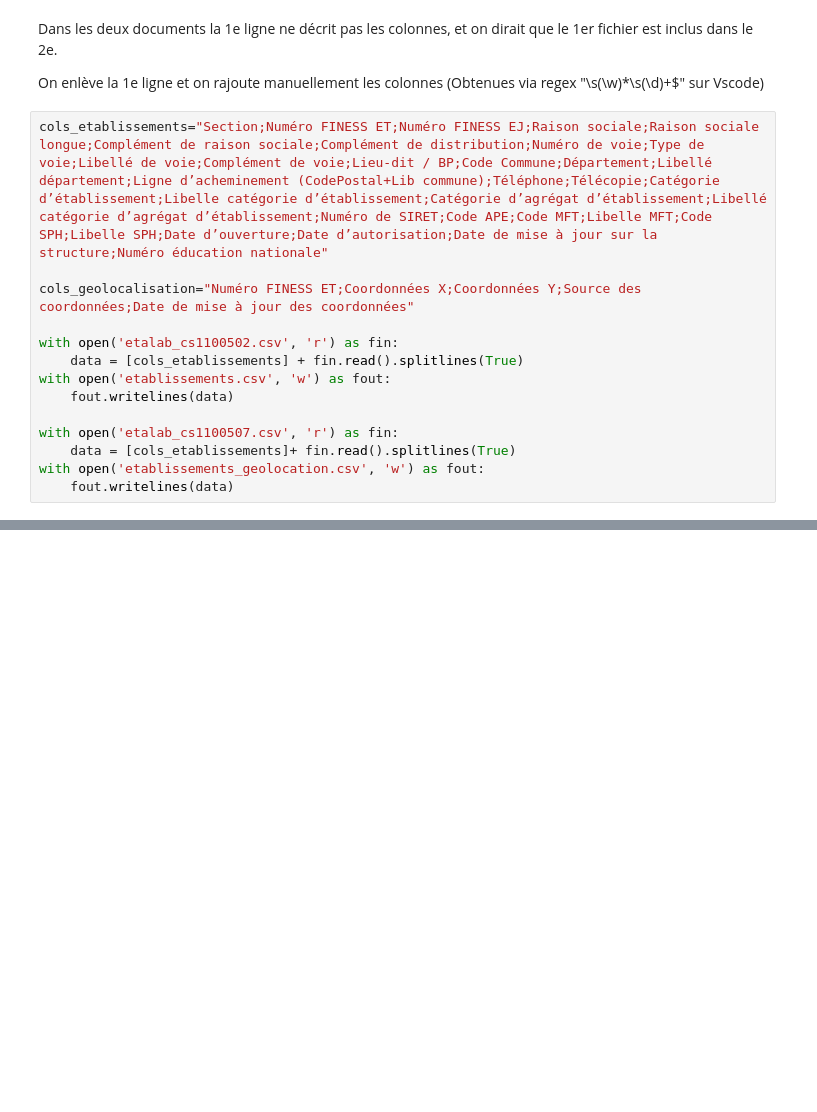
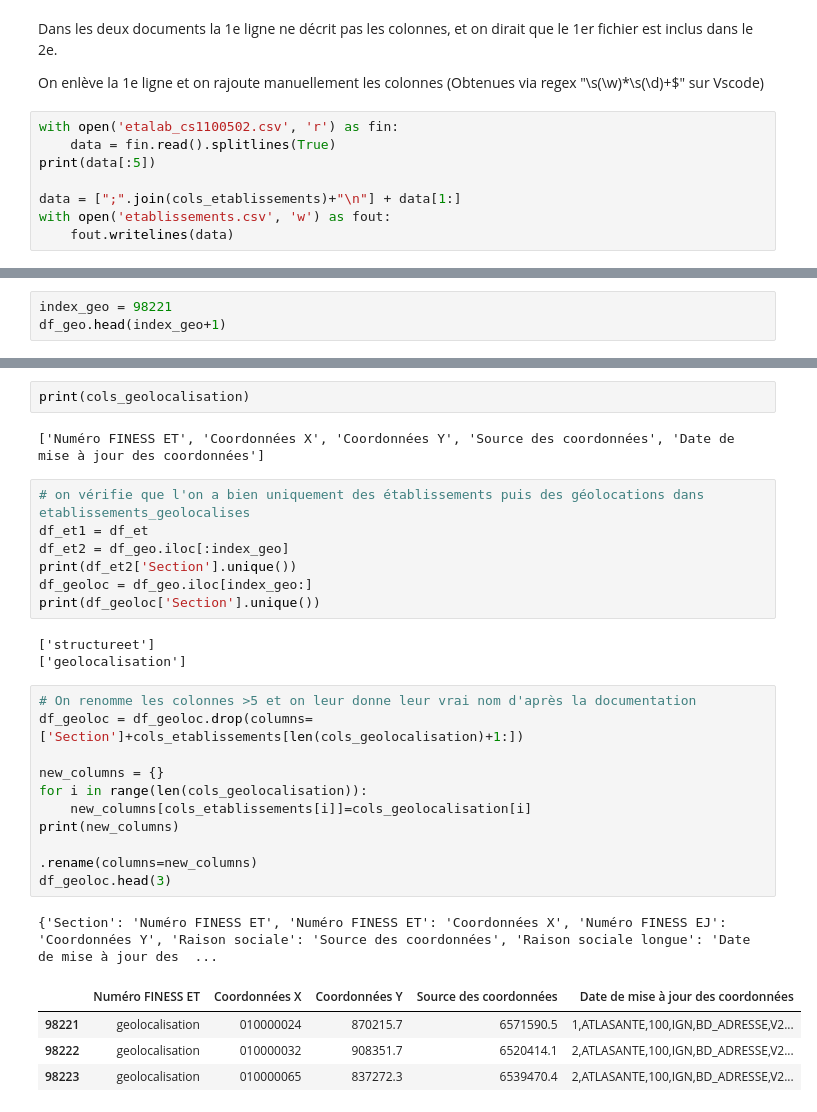
Before and after one commit to leihuayi/JupyterFiness, a Jupyter notebook: main.ipynb, the cells around one changed output, grey strips where cells are left out. Cells and saved outputs as stored; diff of their text form; blank space fills up the shorter version.

Commit message:
Mise au propre des deux dataframes

```diff
--- a/main.ipynb
+++ b/main.ipynb
@@ -47,16 +91,10 @@ Dans les deux documents la 1e ligne ne décrit pas les colonnes, et on dirait qu
 
 On enlève la 1e ligne et on rajoute manuellement les colonnes (Obtenues via regex "\s(\w)*\s(\d)+$" sur Vscode)
 # %%
-cols_etablissements="Section;Numéro FINESS ET;Numéro FINESS EJ;Raison sociale;Raison sociale longue;Complément de raison sociale;Complément de distribution;Numéro de voie;Type de voie;Libellé de voie;Complément de voie;Lieu-dit / BP;Code Commune;Département;Libellé département;Ligne d’acheminement (CodePostal+Lib commune);Téléphone;Télécopie;Catégorie d’établissement;Libelle catégorie d’établissement;Catégorie d’agrégat d’établissement;Libellé catégorie d’agrégat d’établissement;Numéro de SIRET;Code APE;Code MFT;Libelle MFT;Code SPH;Libelle SPH;Date d’ouverture;Date d’autorisation;Date de mise à jour sur la structure;Numéro éducation nationale"
+with open('etalab_cs1100502.csv', 'r') as fin:
+    data = fin.read().splitlines(True)
+print(data[:5])
 
-cols_geolocalisation="Numéro FINESS ET;Coordonnées X;Coordonnées Y;Source des coordonnées;Date de mise à jour des coordonnées"
-
-with open('etalab_cs1100502.csv', 'r') as fin:
-    data = [cols_etablissements] + fin.read().splitlines(True)
+data = [";".join(cols_etablissements)+"\n"] + data[1:]
 with open('etablissements.csv', 'w') as fout:
     fout.writelines(data)
-
-with open('etalab_cs1100507.csv', 'r') as fin:
-    data = [cols_etablissements]+ fin.read().splitlines(True)
-with open('etablissements_geolocation.csv', 'w') as fout:
-    fout.writelines(data)
@@ -100,0 +132,3 @@ Name: Section, dtype: object
+# %%
+index_geo = 98221
+df_geo.head(index_geo+1)
@@ -100,0 +155,31 @@ Name: Section, dtype: object
+# %%
+print(cols_geolocalisation)
+# %% [output]
+['Numéro FINESS ET', 'Coordonnées X', 'Coordonnées Y', 'Source des coordonnées', 'Date de mise à jour des coordonnées']
+# %%
+# on vérifie que l'on a bien uniquement des établissements puis des géolocations dans etablissements_geolocalises
+df_et1 = df_et
+df_et2 = df_geo.iloc[:index_geo]
+print(df_et2['Section'].unique())
+df_geoloc = df_geo.iloc[index_geo:]
+print(df_geoloc['Section'].unique())
+# %% [output]
+['structureet']
+['geolocalisation']
+# %%
+# On renomme les colonnes >5 et on leur donne leur vrai nom d'après la documentation
+df_geoloc = df_geoloc.drop(columns=['Section']+cols_etablissements[len(cols_geolocalisation)+1:])
+
+new_columns = {}
+for i in range(len(cols_geolocalisation)):
+    new_columns[cols_etablissements[i]]=cols_geolocalisation[i]
+print(new_columns)
+
+.rename(columns=new_columns)
+df_geoloc.head(3)
+# %% [output]
+{'Section': 'Numéro FINESS ET', 'Numéro FINESS ET': 'Coordonnées X', 'Numéro FINESS EJ': 'Coordonnées Y', 'Raison sociale': 'Source des coordonnées', 'Raison sociale longue': 'Date de mise à jour des  ...
+|  | Numéro FINESS ET | Coordonnées X | Coordonnées Y | Source des coordonnées | Date de mise à jour des coordonnées |
+| 98221 | geolocalisation | 010000024 | 870215.7 | 6571590.5 | 1,ATLASANTE,100,IGN,BD_ADRESSE,V2... |
+| 98222 | geolocalisation | 010000032 | 908351.7 | 6520414.1 | 2,ATLASANTE,100,IGN,BD_ADRESSE,V2... |
+| 98223 | geolocalisation | 010000065 | 837272.3 | 6539470.4 | 2,ATLASANTE,100,IGN,BD_ADRESSE,V2... |
```
Also changed, not shown: parts of 8 cells of this notebook.
